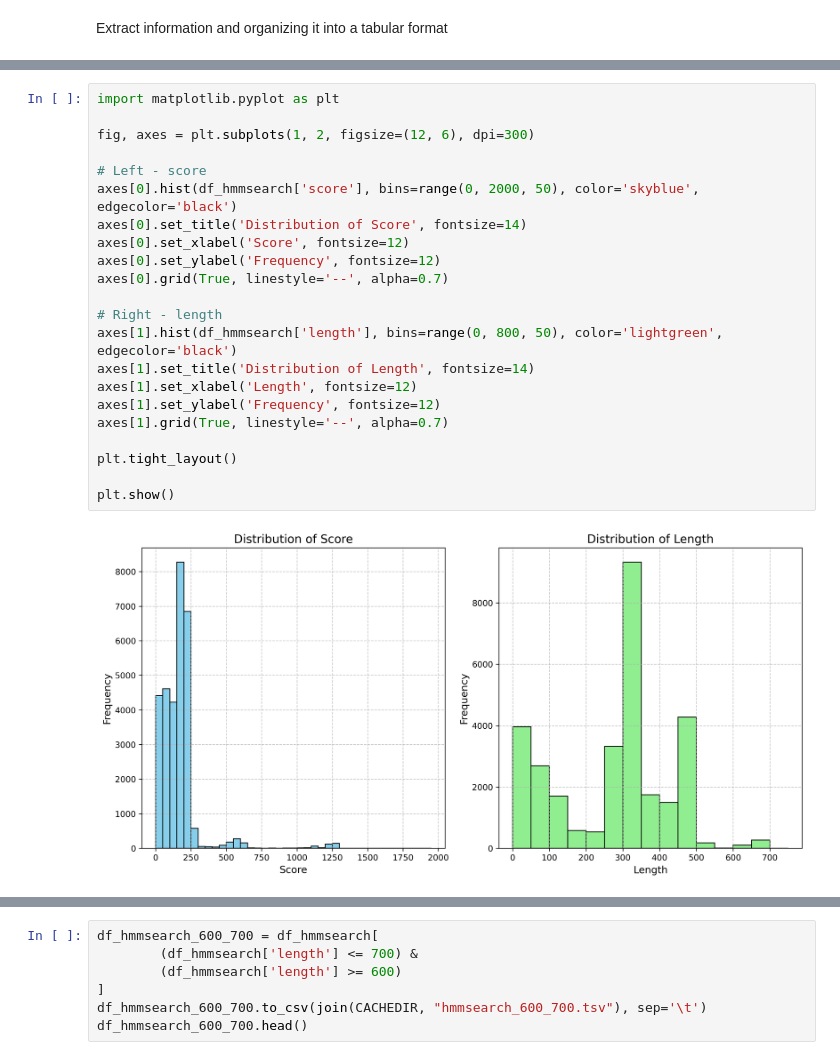
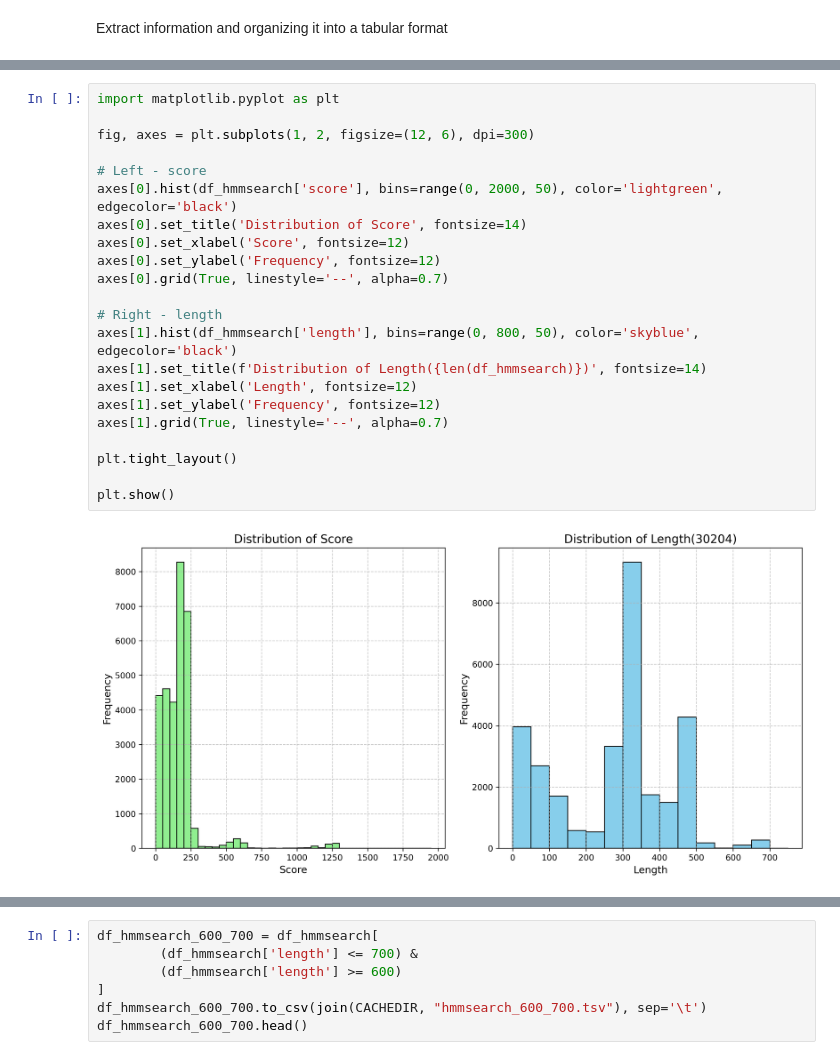
Before and after one commit to ZOOEEER/enzyme-mining-aox, a Jupyter notebook: main.ipynb, the cells around one changed output, grey strips where cells are left out. Saved outputs shown, nothing was run; the diff lists cells and outputs as text.

```diff
--- a/main.ipynb
+++ b/main.ipynb
@@ -400,24 +417,24 @@ df_hmmsearch.head()
 # %%
 import matplotlib.pyplot as plt
 
 fig, axes = plt.subplots(1, 2, figsize=(12, 6), dpi=300)
 
 # Left - score
-axes[0].hist(df_hmmsearch['score'], bins=range(0, 2000, 50), color='skyblue', edgecolor='black')
+axes[0].hist(df_hmmsearch['score'], bins=range(0, 2000, 50), color='lightgreen', edgecolor='black')
 axes[0].set_title('Distribution of Score', fontsize=14)
 axes[0].set_xlabel('Score', fontsize=12)
 axes[0].set_ylabel('Frequency', fontsize=12)
 axes[0].grid(True, linestyle='--', alpha=0.7)
 
 # Right - length
-axes[1].hist(df_hmmsearch['length'], bins=range(0, 800, 50), color='lightgreen', edgecolor='black')
-axes[1].set_title('Distribution of Length', fontsize=14)
+axes[1].hist(df_hmmsearch['length'], bins=range(0, 800, 50), color='skyblue', edgecolor='black')
+axes[1].set_title(f'Distribution of Length({len(df_hmmsearch)})', fontsize=14)
 axes[1].set_xlabel('Length', fontsize=12)
 axes[1].set_ylabel('Frequency', fontsize=12)
 axes[1].grid(True, linestyle='--', alpha=0.7)
 
 plt.tight_layout()
 
 plt.show()
 # %% [output]
-[figure, old version]
+[figure, new version]
```
Also changed, not shown: parts of 6 cells of this notebook, 6 other files.
